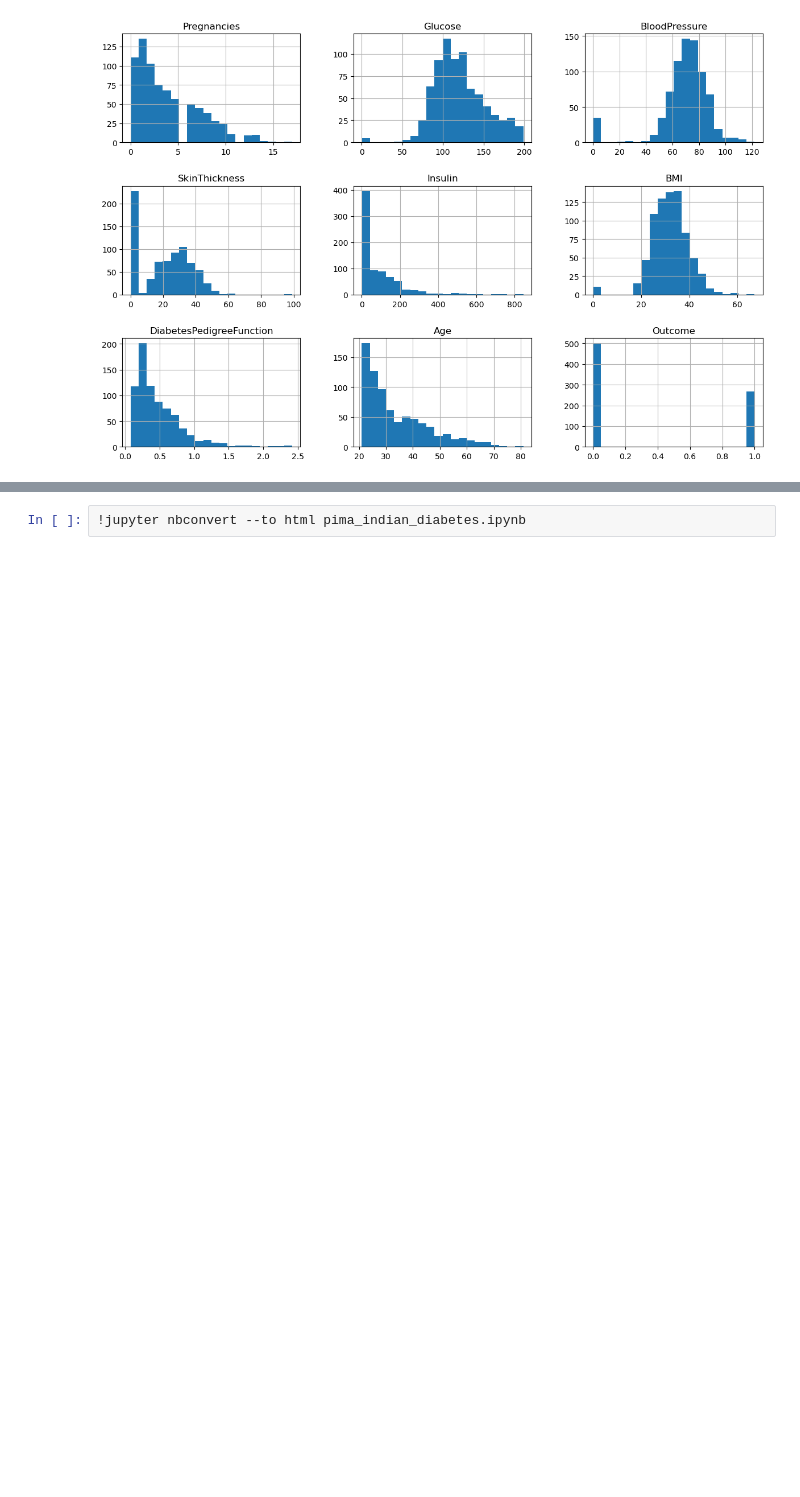
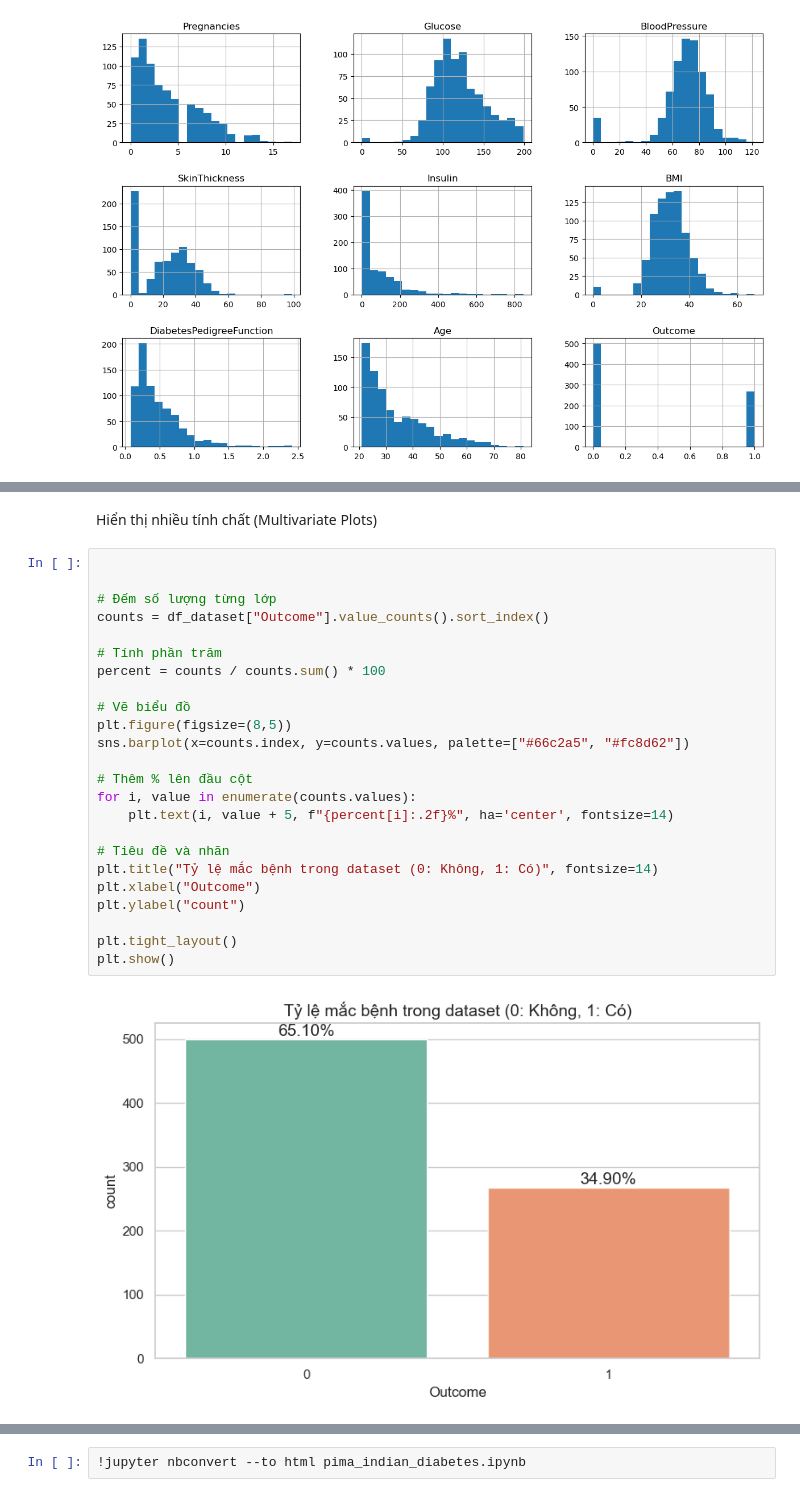
Before and after one commit to JaseSous/ai-project, a Jupyter notebook: eda/pima_indian_diabetes.ipynb, the cells around one changed output, grey strips where cells are left out. Cells and saved outputs as stored; diff of their text form; blank space fills up the shorter version.

```diff
--- a/eda/pima_indian_diabetes.ipynb
+++ b/eda/pima_indian_diabetes.ipynb
@@ -250,0 +296,28 @@ plt.show()
+# %% [markdown]
+Hiển thị nhiều tính chất (Multivariate Plots)
+# %%
+
+
+# Đếm số lượng từng lớp
+counts = df_dataset["Outcome"].value_counts().sort_index()
+
+# Tính phần trăm
+percent = counts / counts.sum() * 100
+
+# Vẽ biểu đồ
+plt.figure(figsize=(8,5))
+sns.barplot(x=counts.index, y=counts.values, palette=["#66c2a5", "#fc8d62"])
+
+# Thêm % lên đầu cột
+for i, value in enumerate(counts.values):
+    plt.text(i, value + 5, f"{percent[i]:.2f}%", ha='center', fontsize=14)
+
+# Tiêu đề và nhãn
+plt.title("Tỷ lệ mắc bệnh trong dataset (0: Không, 1: Có)", fontsize=14)
+plt.xlabel("Outcome")
+plt.ylabel("count")
+
+plt.tight_layout()
+plt.show()
+# %% [output]
+[figure, added]
```
Also changed, not shown: parts of 4 cells of this notebook.
